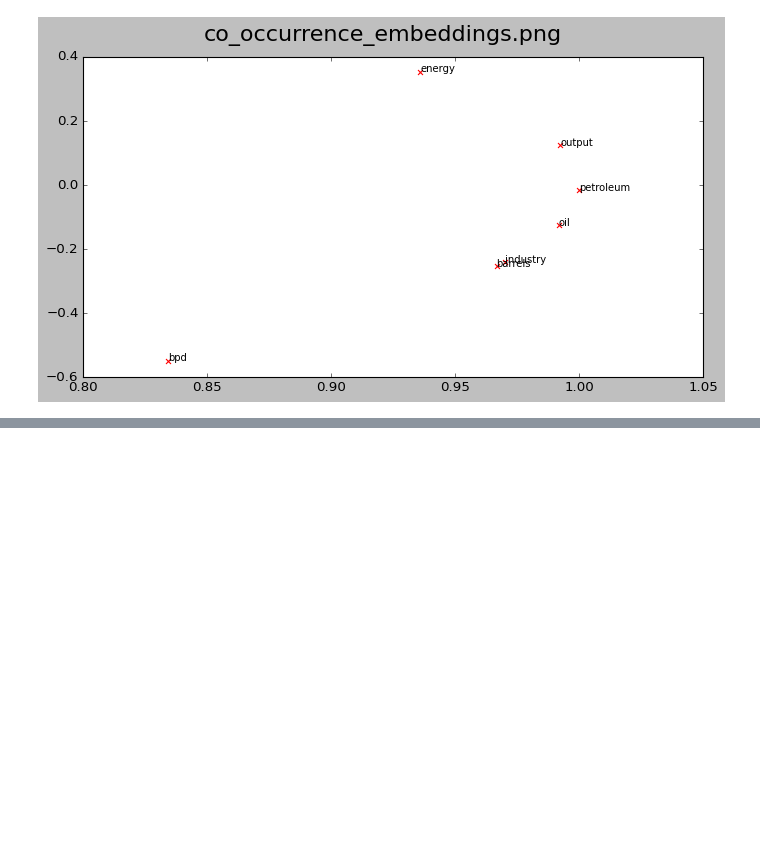
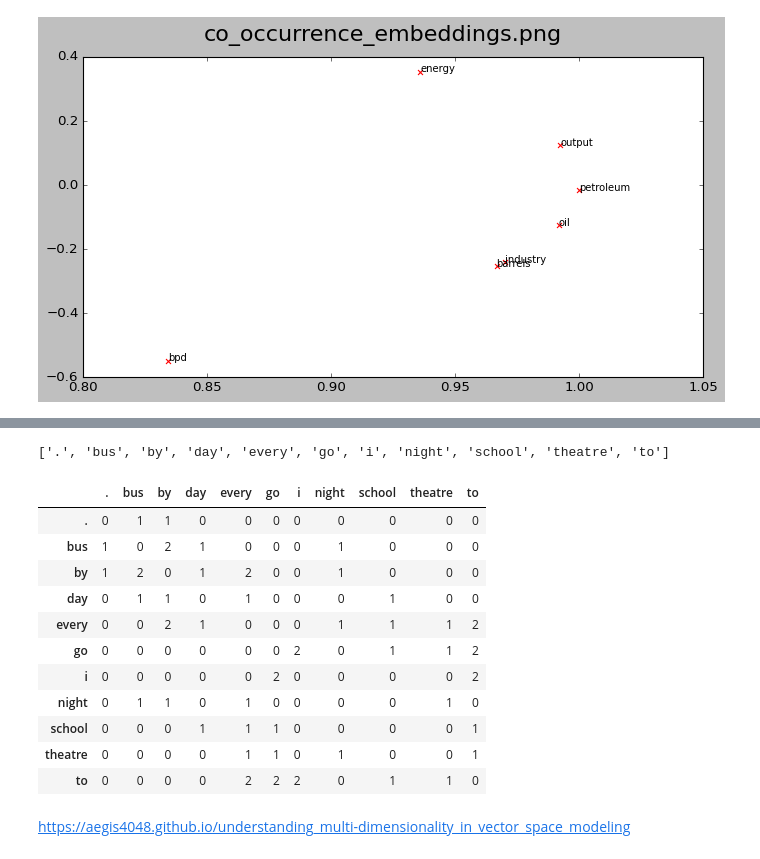
Before and after one commit to rybitskyi/XCS224N, a Jupyter notebook: week1/A1.ipynb, the cells around one changed output, grey strips where cells are left out. Drawn from its saved outputs; the diff is of its cells as text; code cells hidden in the pictures; blank space fills up the shorter version.

```diff
--- a/week1/A1.ipynb
+++ b/week1/A1.ipynb
@@ -272,0 +454,50 @@ plot_embeddings(M_normalized, word2Ind_co_occurrence, words_list, 'co_occurrence
+# %%
+# https://stackoverflow.com/questions/35562789/how-do-i-calculate-a-word-word-co-occurrence-matrix-with-sklearn
+import collections
+
+def co_occurrence(sentences, window_size):
+    d = collections.defaultdict(int)
+    vocab = set()
+    for text in sentences:
+        # preprocessing (use tokenizer instead)
+        text = text.lower().split()
+        # iterate over sentences
+        for i in range(len(text)):
+            token = text[i]
+            vocab.add(token)  # add to vocab
+            next_token = text[i+1 : i+1+window_size]
+            for t in next_token:
+                key = tuple( sorted([t, token]) )
+                d[key] += 1
+
+    # formulate the dictionary into dataframe
+    vocab = sorted(vocab) # sort vocab
+
+    print(vocab)
+
+    df = pd.DataFrame(data=np.zeros((len(vocab), len(vocab)), dtype=np.int16),
+                      index=vocab,
+                      columns=vocab)
+    for key, value in d.items():
+        df.at[key[0], key[1]] = value
+        df.at[key[1], key[0]] = value
+    return df
+
+text = ["I go to school every day by bus .",
+        "i go to theatre every night by bus"]
+df = co_occurrence(text, 2)
+df
+# %% [output]
+['.', 'bus', 'by', 'day', 'every', 'go', 'i', 'night', 'school', 'theatre', 'to']
+|  | . | bus | by | day | every | go | i | night | school | theatre | to |
+| . | 0 | 1 | 1 | 0 | 0 | 0 | 0 | 0 | 0 | 0 | 0 |
+| bus | 1 | 0 | 2 | 1 | 0 | 0 | 0 | 1 | 0 | 0 | 0 |
+| by | 1 | 2 | 0 | 1 | 2 | 0 | 0 | 1 | 0 | 0 | 0 |
+| day | 0 | 1 | 1 | 0 | 1 | 0 | 0 | 0 | 1 | 0 | 0 |
+| every | 0 | 0 | 2 | 1 | 0 | 0 | 0 | 1 | 1 | 1 | 2 |
+| go | 0 | 0 | 0 | 0 | 0 | 0 | 2 | 0 | 1 | 1 | 2 |
+| i | 0 | 0 | 0 | 0 | 0 | 2 | 0 | 0 | 0 | 0 | 2 |
+| night | 0 | 1 | 1 | 0 | 1 | 0 | 0 | 0 | 0 | 1 | 0 |
+| school | 0 | 0 | 0 | 1 | 1 | 1 | 0 | 0 | 0 | 0 | 1 |
+| theatre | 0 | 0 | 0 | 0 | 1 | 1 | 0 | 1 | 0 | 0 | 1 |
+| to | 0 | 0 | 0 | 0 | 2 | 2 | 2 | 0 | 1 | 1 | 0 |
@@ -272,0 +526,2 @@ plot_embeddings(M_normalized, word2Ind_co_occurrence, words_list, 'co_occurrence
+# %% [markdown]
+https://aegis4048.github.io/understanding_multi-dimensionality_in_vector_space_modeling
```
Also changed, not shown: parts of 33 cells of this notebook, 18 other files.
